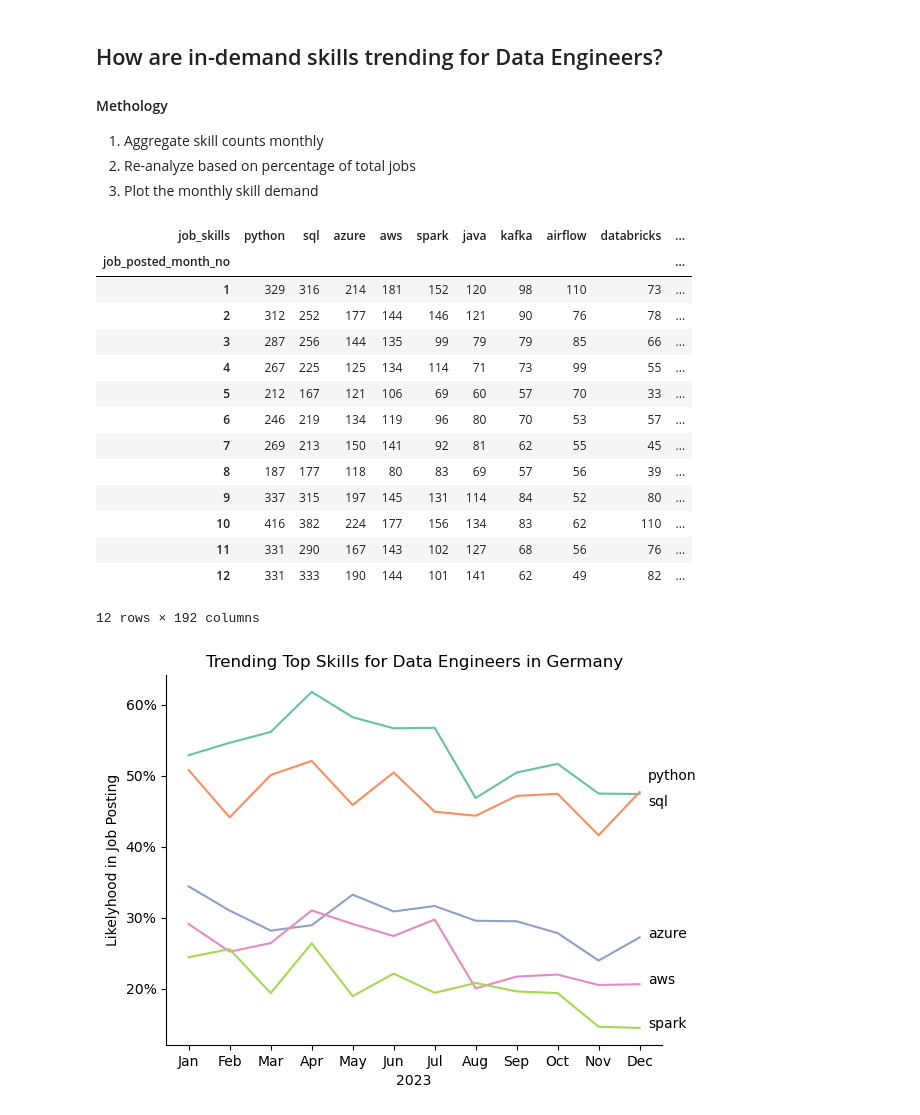
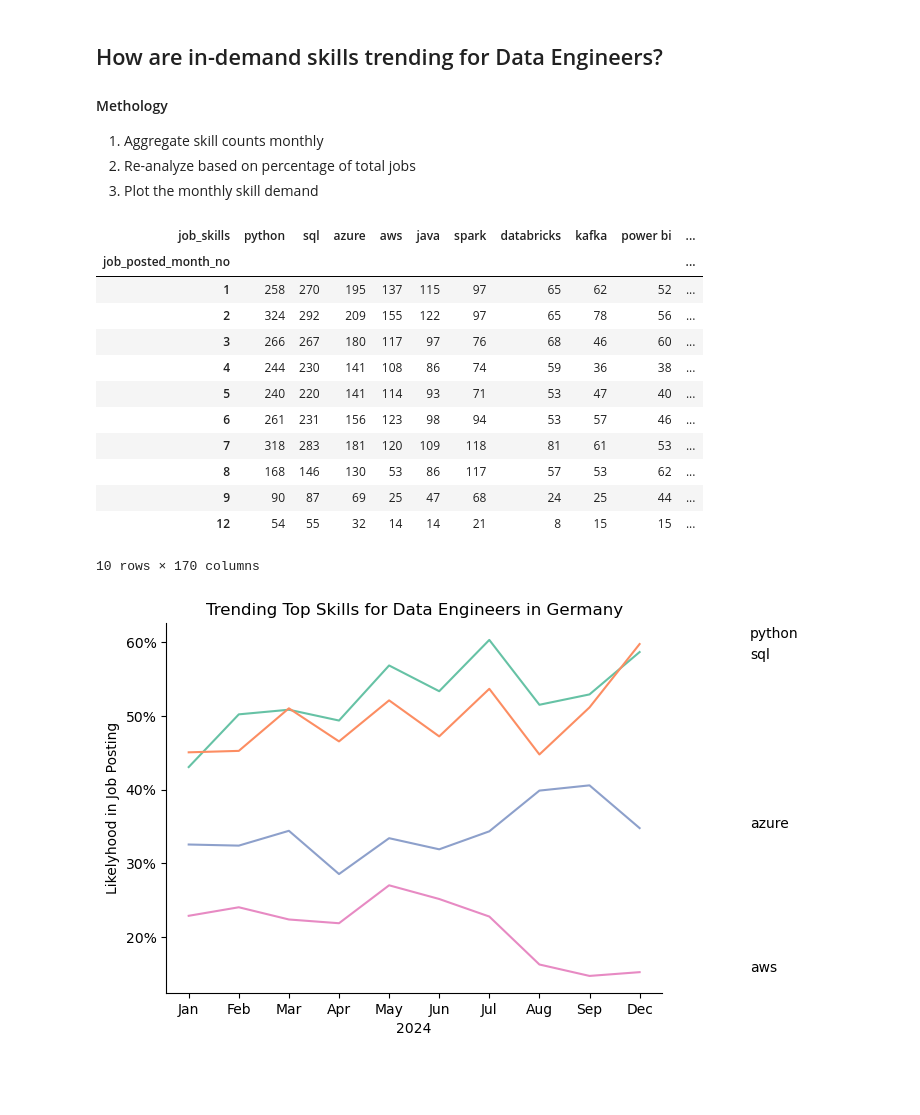
Before and after one commit to DavidSnr1/Python_for_Data_Analytics_Course, a Jupyter notebook: 03_Project_Section/Skills_Trend.ipynb, the cells around one changed output. Saved outputs shown, nothing was run; the diff lists cells and outputs as text; code cells hidden in the pictures; blank space fills up the shorter version.

Commit message:
update data (2024 data)

```diff
--- a/03_Project_Section/Skills_Trend.ipynb
+++ b/03_Project_Section/Skills_Trend.ipynb
@@ -15,12 +15,14 @@ import ast
 import seaborn as sns
 
 # Loading Data
-dataset = load_dataset('lukebarousse/data_jobs')
-df = dataset['train'].to_pandas()
+df = pd.read_csv('C:/Users/david/Desktop/job_postings_flat.csv')
 
 # Data Cleanup
 df['job_posted_date'] = pd.to_datetime(df['job_posted_date'])
 df['job_skills'] = df['job_skills'].apply(lambda x: ast.literal_eval(x) if pd.notna(x) else x)
+
+# Filter
+df = df[df['job_posted_date'].dt.year == 2024]
 # %%
 df_DE_Ger = df[(df['job_title_short'] == 'Data Engineer') & (df['job_country'] == 'Germany')].copy()
 # %%
@@ -38,21 +40,19 @@ df_DE_Ger_pivot = df_DE_Ger_pivot.drop('Total')
 
 df_DE_Ger_pivot
 # %% [output]
-| job_skills | python | sql | azure | aws | spark | java | kafka | airflow | databricks | ... |
+| job_skills | python | sql | azure | aws | java | spark | databricks | kafka | power bi | ... |
 | job_posted_month_no |  |  |  |  |  |  |  |  |  | ... |
-| 1 | 329 | 316 | 214 | 181 | 152 | 120 | 98 | 110 | 73 | ... |
-| 2 | 312 | 252 | 177 | 144 | 146 | 121 | 90 | 76 | 78 | ... |
-| 3 | 287 | 256 | 144 | 135 | 99 | 79 | 79 | 85 | 66 | ... |
-| 4 | 267 | 225 | 125 | 134 | 114 | 71 | 73 | 99 | 55 | ... |
-| 5 | 212 | 167 | 121 | 106 | 69 | 60 | 57 | 70 | 33 | ... |
-| 6 | 246 | 219 | 134 | 119 | 96 | 80 | 70 | 53 | 57 | ... |
-| 7 | 269 | 213 | 150 | 141 | 92 | 81 | 62 | 55 | 45 | ... |
-| 8 | 187 | 177 | 118 | 80 | 83 | 69 | 57 | 56 | 39 | ... |
-| 9 | 337 | 315 | 197 | 145 | 131 | 114 | 84 | 52 | 80 | ... |
-| 10 | 416 | 382 | 224 | 177 | 156 | 134 | 83 | 62 | 110 | ... |
-| 11 | 331 | 290 | 167 | 143 | 102 | 127 | 68 | 56 | 76 | ... |
-| 12 | 331 | 333 | 190 | 144 | 101 | 141 | 62 | 49 | 82 | ... |
+| 1 | 258 | 270 | 195 | 137 | 115 | 97 | 65 | 62 | 52 | ... |
+| 2 | 324 | 292 | 209 | 155 | 122 | 97 | 65 | 78 | 56 | ... |
+| 3 | 266 | 267 | 180 | 117 | 97 | 76 | 68 | 46 | 60 | ... |
+| 4 | 244 | 230 | 141 | 108 | 86 | 74 | 59 | 36 | 38 | ... |
+| 5 | 240 | 220 | 141 | 114 | 93 | 71 | 53 | 47 | 40 | ... |
+| 6 | 261 | 231 | 156 | 123 | 98 | 94 | 53 | 57 | 46 | ... |
+| 7 | 318 | 283 | 181 | 120 | 109 | 118 | 81 | 61 | 53 | ... |
+| 8 | 168 | 146 | 130 | 53 | 86 | 117 | 57 | 53 | 62 | ... |
+| 9 | 90 | 87 | 69 | 25 | 47 | 68 | 24 | 25 | 44 | ... |
+| 12 | 54 | 55 | 32 | 14 | 14 | 21 | 8 | 15 | 15 | ... |
-12 rows × 192 columns
+10 rows × 170 columns
 # %%
 df_DE_Ger_totals = df_DE_Ger.groupby('job_posted_month_no').size()
 
@@ -65,26 +65,26 @@ df_DE_Ger_percentage = df_DE_Ger_percentage.set_index('job_posted_month')
 # %%
 from matplotlib.ticker import PercentFormatter
 
-df_plot = df_DE_Ger_percentage.iloc[:,:5]
+df_plot = df_DE_Ger_percentage.iloc[:,:4]
 sns.lineplot(df_plot, dashes=False, palette='Set2')
 plt.title('Trending Top Skills for Data Engineers in Germany')
 plt.ylabel('Likelyhood in Job Posting')
-plt.xlabel('2023')
+plt.xlabel('2024')
 plt.legend().remove()
 sns.despine()
 
 ax=plt.gca()
 ax.yaxis.set_major_formatter(PercentFormatter(decimals=0))
 
-for i in range(5):
+for i in range(4):
     col = df_plot.columns[i]
     y = df_plot.iloc[-1, i]
 
     if col.lower() == "python":
         y = y + 2
     elif col.lower() == "sql":
         y = y - 2
 
     plt.text(11.2, y, col)
 # %% [output]
-[figure, old version]
+[figure, new version]
```
Also changed, not shown: 8 other files.
